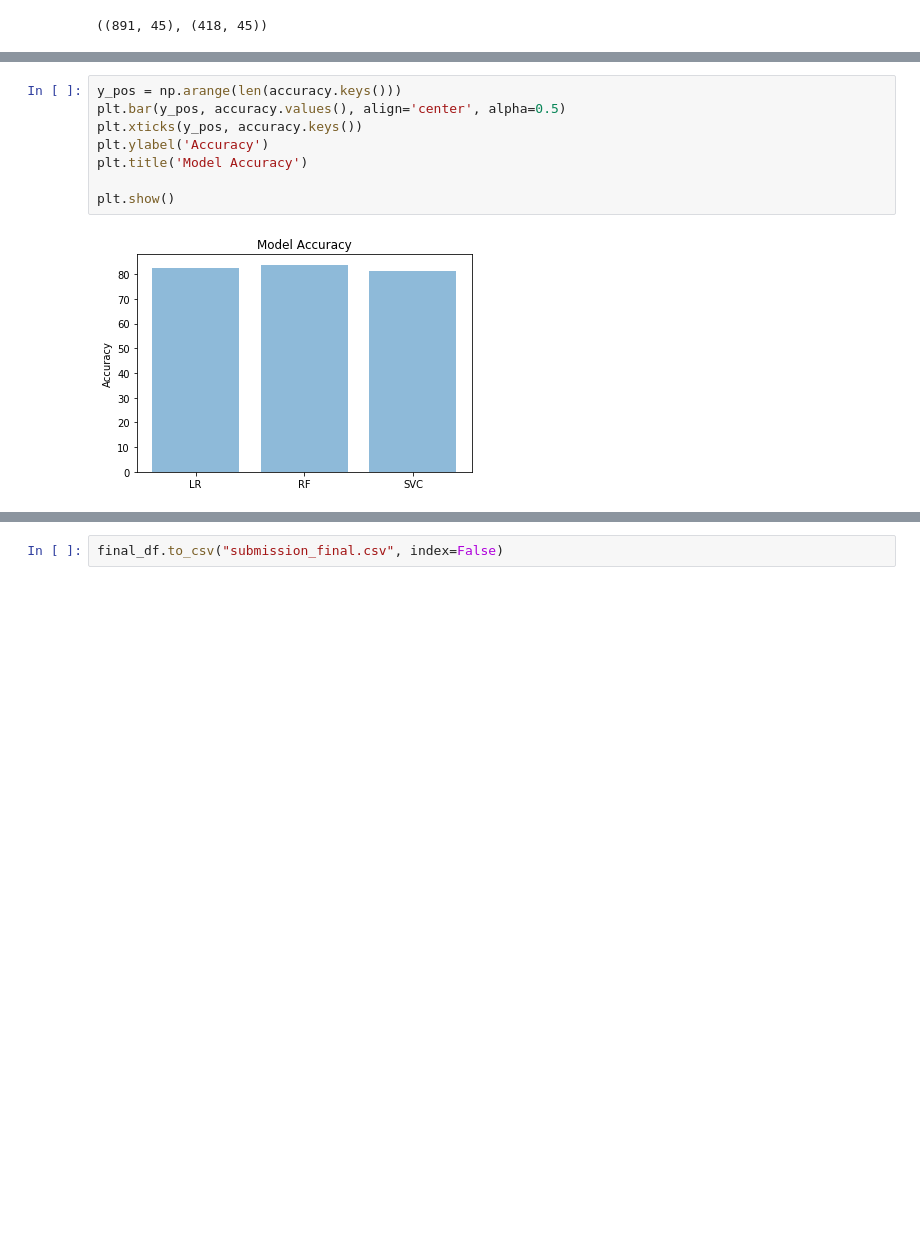
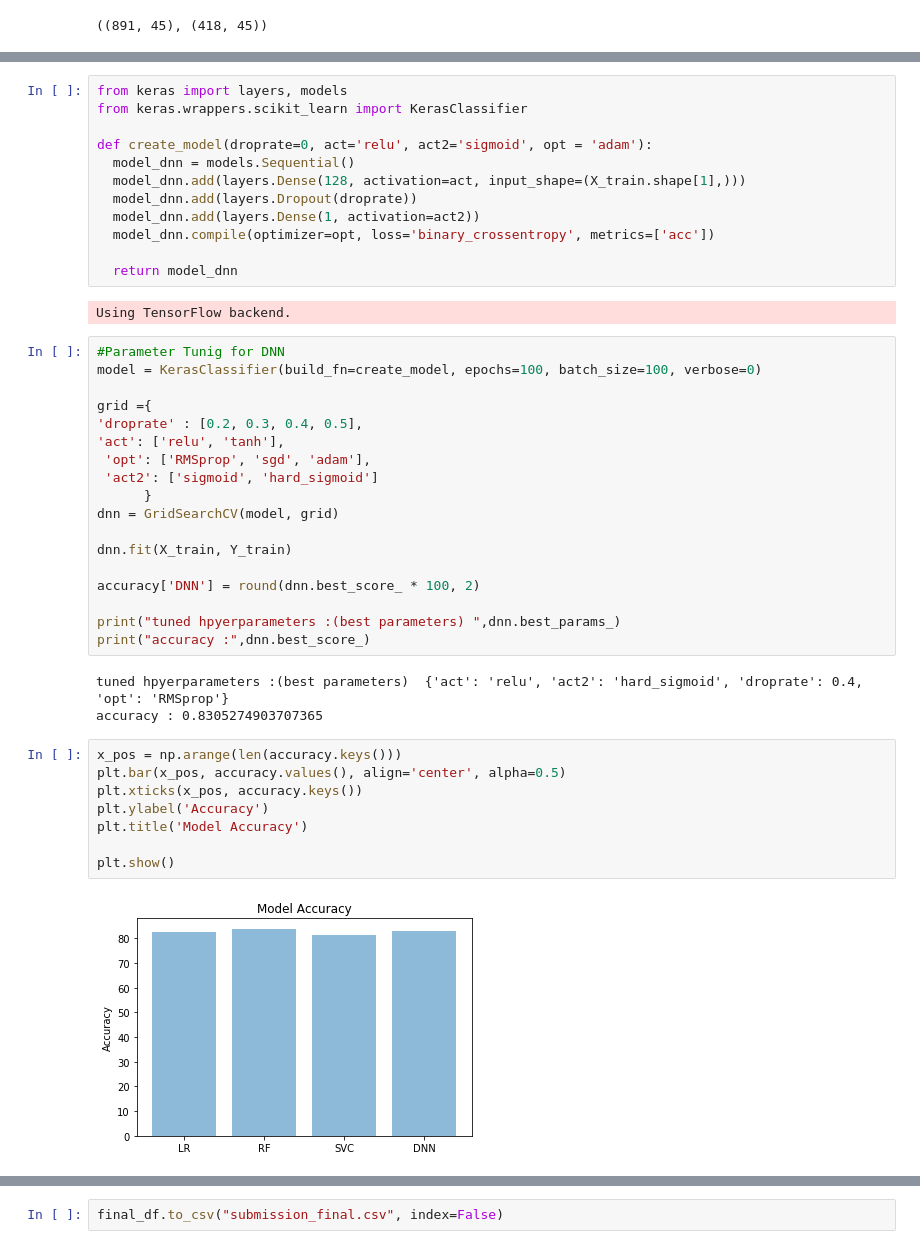
Before and after one commit to pharoah/Titanic-Kaggle-Dataset, a Jupyter notebook: Titanic.ipynb, the cells around one changed output, grey strips where cells are left out. Drawn from its saved outputs; the diff is of its cells as text; blank space fills up the shorter version.

```diff
--- a/Titanic.ipynb
+++ b/Titanic.ipynb
@@ -422,13 +428,48 @@ print("accuracy :",svc_cv.best_score_)
 # %% [output]
 tuned hpyerparameters :(best parameters)  {'C': 0.1, 'kernel': 'linear'}
 accuracy : 0.813692480359147
+# %%
+from keras import layers, models
+from keras.wrappers.scikit_learn import KerasClassifier
+
+def create_model(droprate=0, act='relu', act2='sigmoid', opt = 'adam'):
+  model_dnn = models.Sequential()
+  model_dnn.add(layers.Dense(128, activation=act, input_shape=(X_train.shape[1],)))
+  model_dnn.add(layers.Dropout(droprate))
+  model_dnn.add(layers.Dense(1, activation=act2))
+  model_dnn.compile(optimizer=opt, loss='binary_crossentropy', metrics=['acc'])
+
+  return model_dnn
+# %% [output]
+Using TensorFlow backend.
+# %%
+#Parameter Tunig for DNN
+model = KerasClassifier(build_fn=create_model, epochs=100, batch_size=100, verbose=0)
+
+grid ={
+'droprate' : [0.2, 0.3, 0.4, 0.5],
+'act': ['relu', 'tanh'],
+ 'opt': ['RMSprop', 'sgd', 'adam'],
+ 'act2': ['sigmoid', 'hard_sigmoid']
+      }
+dnn = GridSearchCV(model, grid)
+
+dnn.fit(X_train, Y_train)
+
+accuracy['DNN'] = round(dnn.best_score_ * 100, 2)
+
+print("tuned hpyerparameters :(best parameters) ",dnn.best_params_)
+print("accuracy :",dnn.best_score_)
+# %% [output]
+tuned hpyerparameters :(best parameters)  {'act': 'relu', 'act2': 'hard_sigmoid', 'droprate': 0.4, 'opt': 'RMSprop'}
+accuracy : 0.8305274903707365
 # %%
-y_pos = np.arange(len(accuracy.keys()))
-plt.bar(y_pos, accuracy.values(), align='center', alpha=0.5)
-plt.xticks(y_pos, accuracy.keys())
+x_pos = np.arange(len(accuracy.keys()))
+plt.bar(x_pos, accuracy.values(), align='center', alpha=0.5)
+plt.xticks(x_pos, accuracy.keys())
 plt.ylabel('Accuracy')
 plt.title('Model Accuracy')
 
 plt.show()
 # %% [output]
-[figure, old version]
+[figure, new version]
```
Also changed, not shown: parts of 14 cells of this notebook.
